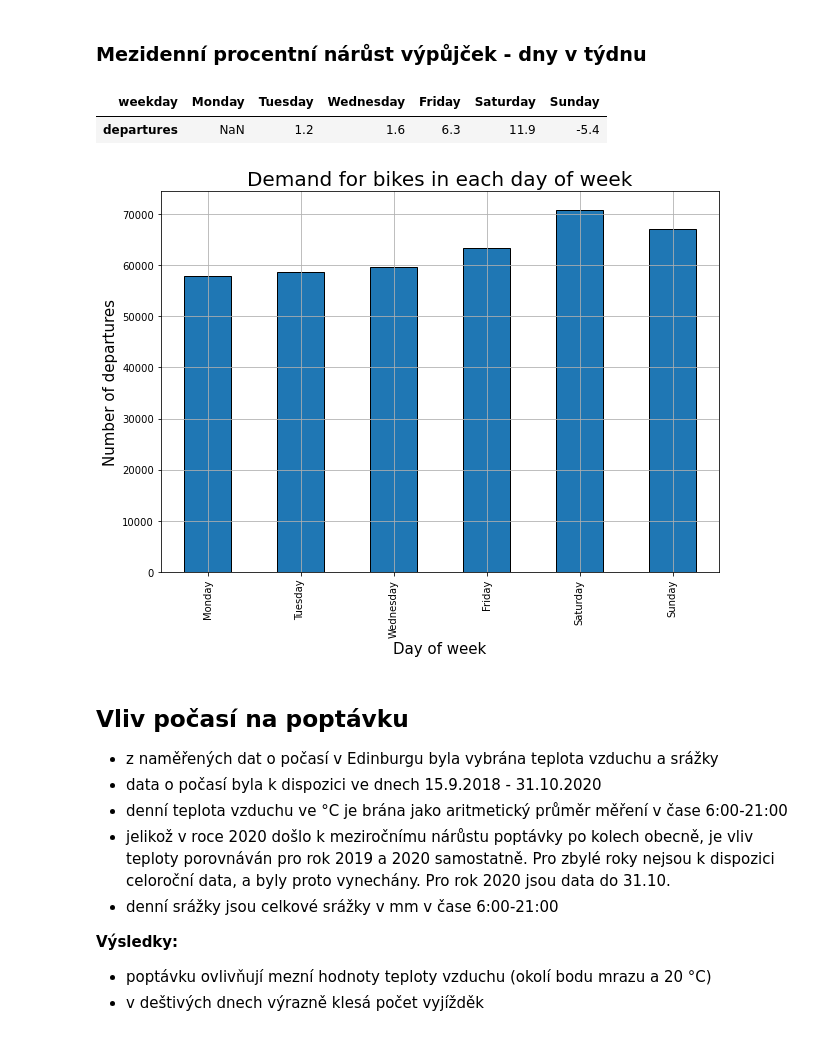
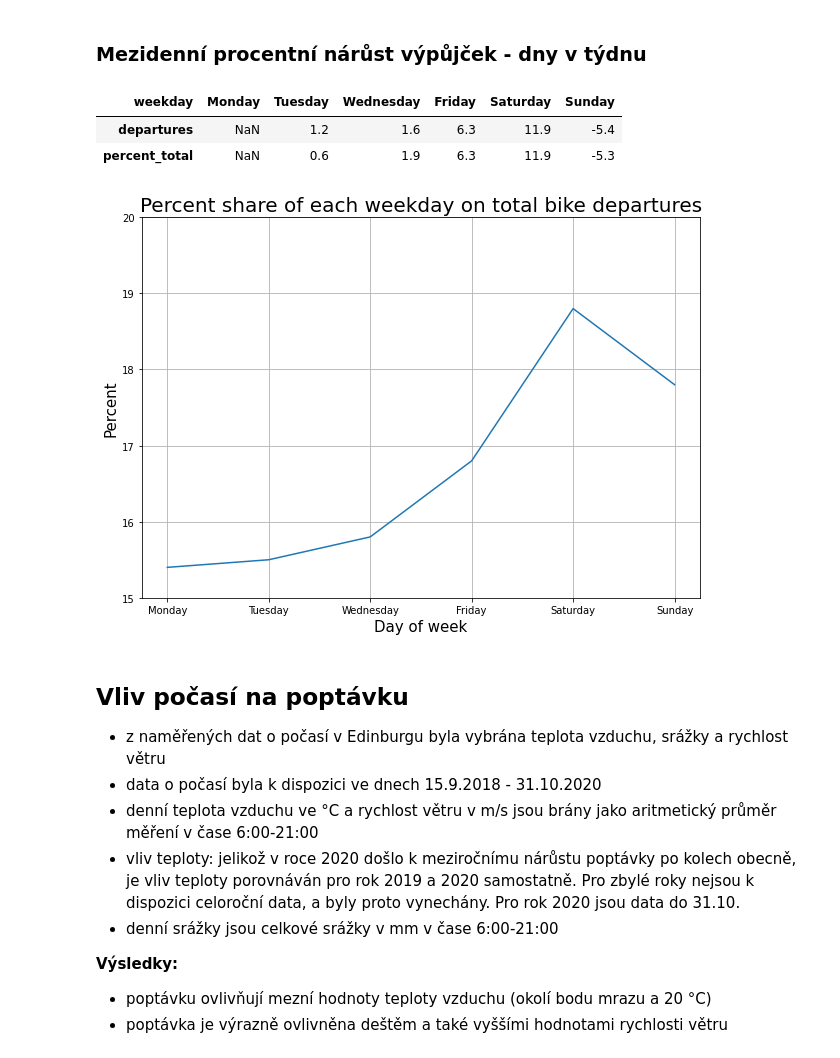
Before and after one commit to michalbk/Data_academy-Python_project, a Jupyter notebook: python_project.ipynb, the cells around one changed output. Drawn from its saved outputs; the diff is of its cells as text; code cells hidden in the pictures.

Commit message:
Charts about demand edited. Added chart for wind.

```diff
--- a/python_project.ipynb
+++ b/python_project.ipynb
@@ -318,6 +318,10 @@ dep_weekday_df = dep_daily_df.groupby(dep_daily_df.index.day_name()).sum()
 dep_weekday_df.index.name = 'weekday'
 dep_weekday_df = (dep_weekday_df
 .reindex(['Monday', 'Tuesday', 'Wednesday', 'Friday', 'Saturday', 'Sunday']))
+
+# in percent
+dep_weekday_df['percent_total'] = (
+    round(dep_weekday_df['departures']/dep_weekday_df['departures'].sum()*100,1))
 # %% [markdown]
 ### Mezidenní procentní nárůst výpůjček - dny v týdnu
 # %%
@@ -326,29 +330,31 @@ round(dep_weekday_df.pct_change()*100, 1).T
 # %% [output]
 | weekday | Monday | Tuesday | Wednesday | Friday | Saturday | Sunday |
 | departures | NaN | 1.2 | 1.6 | 6.3 | 11.9 | -5.4 |
+| percent_total | NaN | 0.6 | 1.9 | 6.3 | 11.9 | -5.3 |
 # %%
 fig, ax = plt.subplots(figsize=(10,7))
-dep_weekday_df.plot.bar(ax=ax, edgecolor='black')
+dep_weekday_df.percent_total.plot(ax=ax)
 
-ax.set_title('Demand for bikes in each day of week', fontsize=20)
+ax.set_title('Percent share of each weekday on total bike departures', fontsize=20)
 ax.set_xlabel('Day of week', fontsize=15)
-ax.set_ylabel('Number of departures', fontsize=15)
+ax.set_ylabel('Percent', fontsize=15)
+ax.set_ylim(15,20)
 ax.legend().remove()
 ax.grid()
 plt.show()
 # %% [output]
-[figure, old version]
+[figure, new version]
 # %% [markdown]
 ## Vliv počasí na poptávku
-- z naměřených dat o počasí v Edinburgu byla vybrána teplota vzduchu a srážky
+- z naměřených dat o počasí v Edinburgu byla vybrána teplota vzduchu, srážky a rychlost větru
 - data o počasí byla k dispozici ve dnech 15.9.2018 - 31.10.2020
-- denní teplota vzduchu ve °C je brána jako aritmetický průměr měření v čase 6:00-21:00
-- jelikož v roce 2020 došlo k meziročnímu nárůstu poptávky po kolech obecně, je vliv teploty porovnáván pro rok 2019 a 2020 samostatně. Pro zbylé roky nejsou k dispozici celoroční data, a byly proto vynechány. Pro rok 2020 jsou data do 31.10.
+- denní teplota vzduchu ve °C a rychlost větru v m/s jsou brány jako aritmetický průměr měření v čase 6:00-21:00
+- vliv teploty: jelikož v roce 2020 došlo k meziročnímu nárůstu poptávky po kolech obecně, je vliv teploty porovnáván pro rok 2019 a 2020 samostatně. Pro zbylé roky nejsou k dispozici celoroční data, a byly proto vynechány. Pro rok 2020 jsou data do 31.10.
 - denní srážky jsou celkové srážky v mm v čase 6:00-21:00
 
 **Výsledky:**
 - poptávku ovlivňují mezní hodnoty teploty vzduchu (okolí bodu mrazu a 20 °C)
-- v deštivých dnech výrazně klesá počet vyjížděk
+- poptávka je výrazně ovlivněna deštěm a také vyššími hodnotami rychlosti větru
 # %%
 # Data preparation
 weather_df = pd.read_csv('edinburgh_weather.csv')
```
Also changed, not shown: parts of 7 cells of this notebook, 1 other file.
